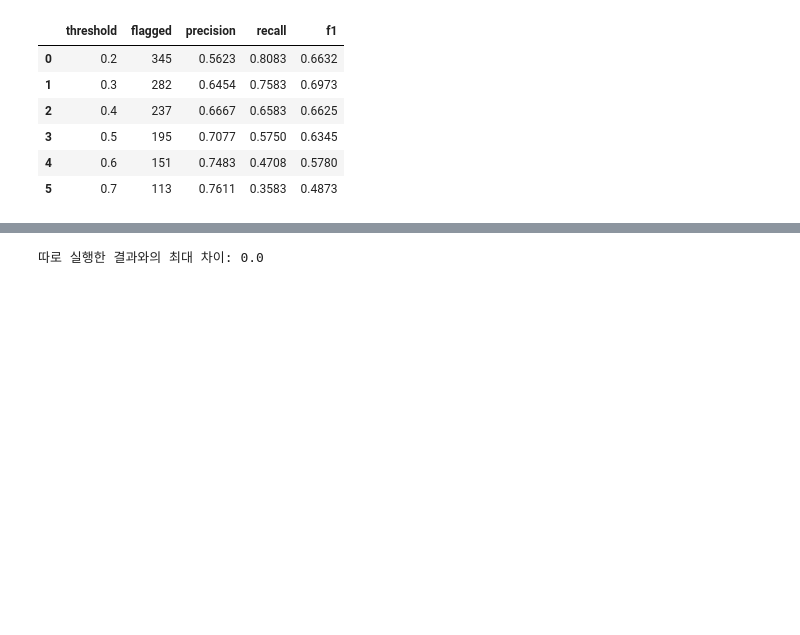
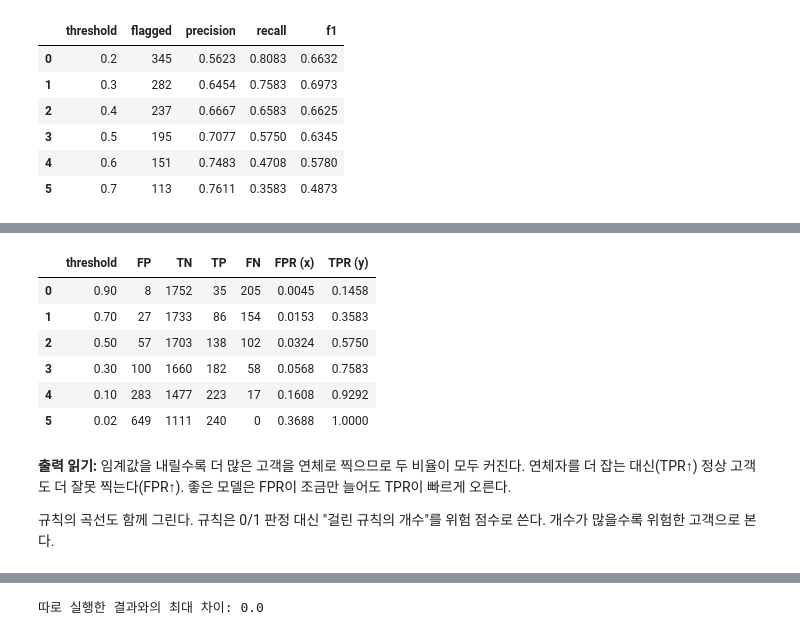
Before and after one commit to feelosophysics/codsaid, a Jupyter notebook: 02_Advanced/A5-1/notebooks/learning_walkthrough.ipynb, the cells around one changed output, grey strips where cells are left out. Drawn from its saved outputs; the diff is of its cells as text; code cells hidden in the pictures; blank space fills up the shorter version.

```diff
--- a/02_Advanced/A5-1/notebooks/learning_walkthrough.ipynb
+++ b/02_Advanced/A5-1/notebooks/learning_walkthrough.ipynb
@@ -353,0 +435,25 @@ display(pd.DataFrame(threshold_rows))
+# %%
+roc_point_rows = []
+for threshold in [0.9, 0.7, 0.5, 0.3, 0.1, 0.02]:
+    labels_at_threshold = (overdue_probabilities >= threshold).astype(int)
+    tn_t, fp_t, fn_t, tp_t = confusion_matrix(y_classification_test, labels_at_threshold).ravel()
+    roc_point_rows.append({
+        "threshold": threshold,
+        "FP": fp_t, "TN": tn_t, "TP": tp_t, "FN": fn_t,
+        "FPR (x)": fp_t / (fp_t + tn_t),
+        "TPR (y)": tp_t / (tp_t + fn_t),
+    })
+roc_points = pd.DataFrame(roc_point_rows)
+display(roc_points)
+# %% [output]
+|  | threshold | FP | TN | TP | FN | FPR (x) | TPR (y) |
+| 0 | 0.90 | 8 | 1752 | 35 | 205 | 0.0045 | 0.1458 |
+| 1 | 0.70 | 27 | 1733 | 86 | 154 | 0.0153 | 0.3583 |
+| 2 | 0.50 | 57 | 1703 | 138 | 102 | 0.0324 | 0.5750 |
+| 3 | 0.30 | 100 | 1660 | 182 | 58 | 0.0568 | 0.7583 |
+| 4 | 0.10 | 283 | 1477 | 223 | 17 | 0.1608 | 0.9292 |
+| 5 | 0.02 | 649 | 1111 | 240 | 0 | 0.3688 | 1.0000 |
+# %% [markdown]
+**출력 읽기:** 임계값을 내릴수록 더 많은 고객을 연체로 찍으므로 두 비율이 모두 커진다. 연체자를 더 잡는 대신(TPR↑) 정상 고객도 더 잘못 찍는다(FPR↑). 좋은 모델은 FPR이 조금만 늘어도 TPR이 빠르게 오른다.
+
+규칙의 곡선도 함께 그린다. 규칙은 0/1 판정 대신 "걸린 규칙의 개수"를 위험 점수로 쓴다. 개수가 많을수록 위험한 고객으로 본다.
```
Also changed, not shown: parts of 49 cells of this notebook, 1 other file.
